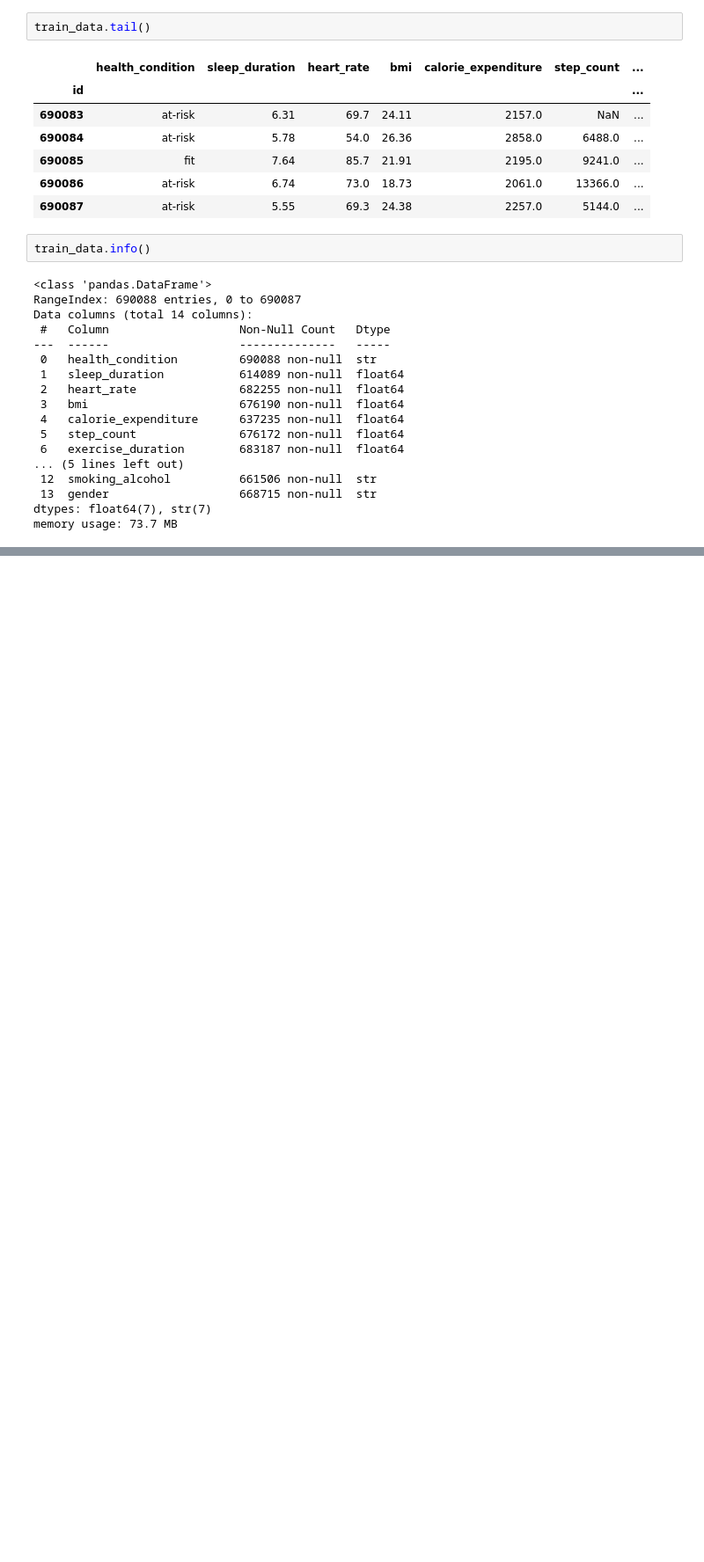
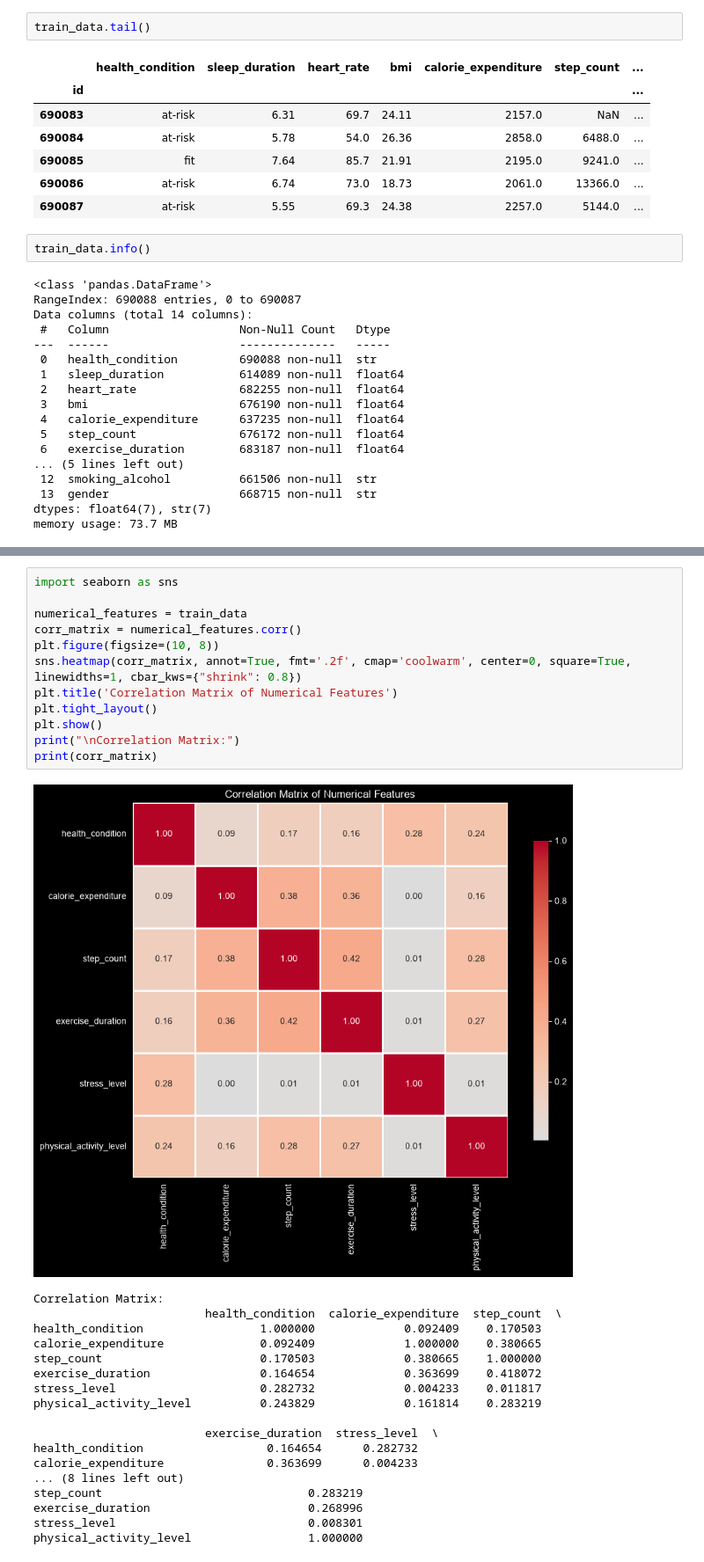
Before and after one commit to prashanthprabhu24/Kaggle-Playground-Series---Season-6-Episode-7, a Jupyter notebook: solution1.ipynb, the cells around one changed output, grey strips where cells are left out. Shown at 88% size. Saved outputs shown, nothing was run; the diff lists cells and outputs as text; blank space fills up the shorter version.

```diff
--- a/solution1.ipynb
+++ b/solution1.ipynb
@@ -546,0 +445,31 @@ plt.show()
+# %%
+import seaborn as sns
+
+numerical_features = train_data
+corr_matrix = numerical_features.corr()
+plt.figure(figsize=(10, 8))
+sns.heatmap(corr_matrix, annot=True, fmt='.2f', cmap='coolwarm', center=0, square=True, linewidths=1, cbar_kws={"shrink": 0.8})
+plt.title('Correlation Matrix of Numerical Features')
+plt.tight_layout()
+plt.show()
+print("\nCorrelation Matrix:")
+print(corr_matrix)
+# %% [output]
+[figure, added]
+Correlation Matrix:
+                         health_condition  calorie_expenditure  step_count  \
+health_condition                 1.000000             0.092409    0.170503
+calorie_expenditure              0.092409             1.000000    0.380665
+step_count                       0.170503             0.380665    1.000000
+exercise_duration                0.164654             0.363699    0.418072
+stress_level                     0.282732             0.004233    0.011817
+physical_activity_level          0.243829             0.161814    0.283219
+
+                         exercise_duration  stress_level  \
+health_condition                  0.164654      0.282732
+calorie_expenditure               0.363699      0.004233
+... (8 lines left out)
+step_count                              0.283219
+exercise_duration                       0.268996
+stress_level                            0.008301
+physical_activity_level                 1.000000
```
Also changed, not shown: parts of 60 cells of this notebook.
